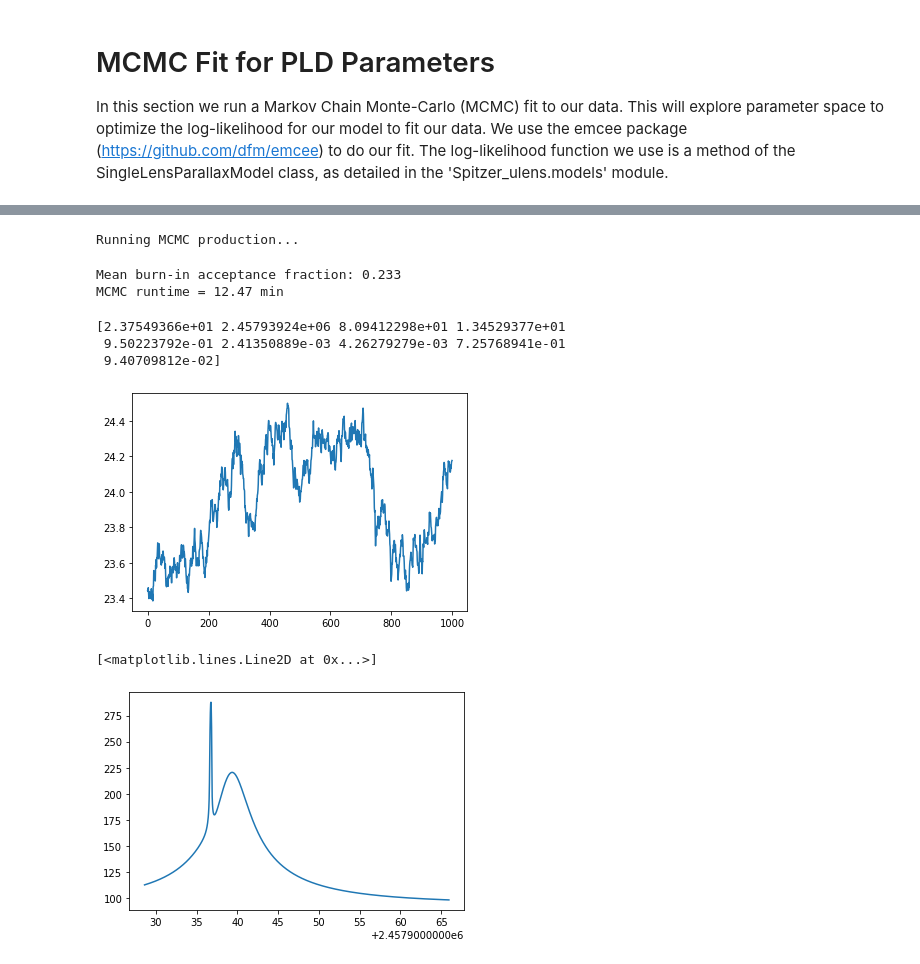
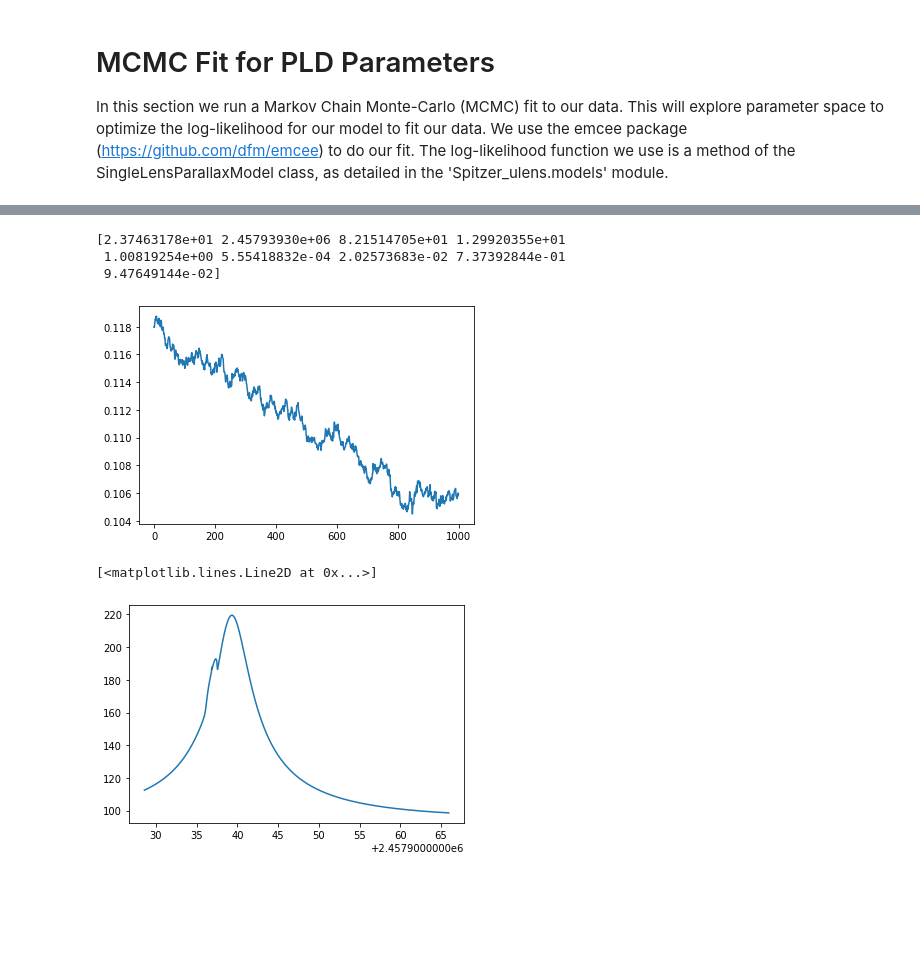
Before and after one commit to tbctk/tbk-Spitzer-ulens, a Jupyter notebook: Spitzer-ulens_Tutorial_ob171140_2lens.ipynb, the cells around one changed output, grey strips where cells are left out. Saved outputs shown, nothing was run; the diff lists cells and outputs as text; code cells hidden in the pictures; blank space fills up the shorter version.

```diff
--- a/Spitzer-ulens_Tutorial_ob171140_2lens.ipynb
+++ b/Spitzer-ulens_Tutorial_ob171140_2lens.ipynb
@@ -175,8 +175,8 @@ load_chain_from_file = True
 savepath = 'out/2lens'
 
 if load_chain_from_file:
-    pos_chain = np.load(os.path.join(savepath,'/samplerchain.npy'))
-    lnp_chain = np.load(os.path.join(savepath,'/samplerlnpro.npy'))
+    pos_chain = np.load(os.path.join(savepath,'samplerchain.npy'))
+    lnp_chain = np.load(os.path.join(savepath,'samplerlnpro.npy'))
 else:
     p0 = popt_lsq
     nwalkers = 100
@@ -261,7 +257,3 @@ if rerun_mcmc:
 
     np.save(savepath+'/samplerchain.npy',pos_chain)
     np.save(savepath+'/samplerlnpro.npy',lnp_chain)
-# %% [output]
-Running MCMC production...
-Mean burn-in acceptance fraction: 0.233
-MCMC runtime = 12.47 min
@@ -272,13 +260,13 @@ np.save(savepath+'/samplerlnpro.npy',lnp_chain)
 # %%
-plt.plot(pos_chain.mean(axis=0)[:,0])
+plt.plot(pos_chain.mean(axis=0)[:,8])
 print(pmax)
 # %% [output]
-[2.37549366e+01 2.45793924e+06 8.09412298e+01 1.34529377e+01
- 9.50223792e-01 2.41350889e-03 4.26279279e-03 7.25768941e-01
- 9.40709812e-02]
+[2.37463178e+01 2.45793930e+06 8.21514705e+01 1.29920355e+01
+ 1.00819254e+00 5.55418832e-04 2.02573683e-02 7.37392844e-01
+ 9.47649144e-02]
-[figure, old version]
+[figure, new version]
 # %%
 plt.plot(timeplot,model(timeplot,*pmax))
 # %% [output]
 [<matplotlib.lines.Line2D at 0x...>]
-[figure, old version]
+[figure, new version]
```
Also changed, not shown: parts of 3 cells of this notebook, 5 other files.
